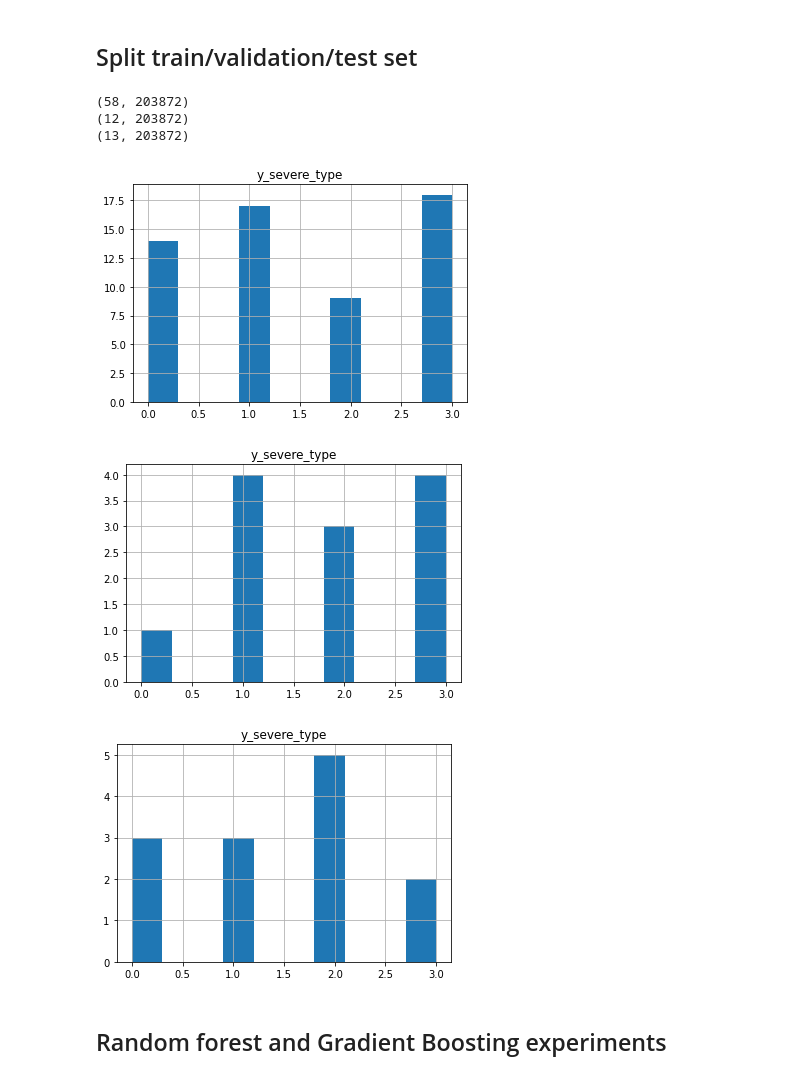
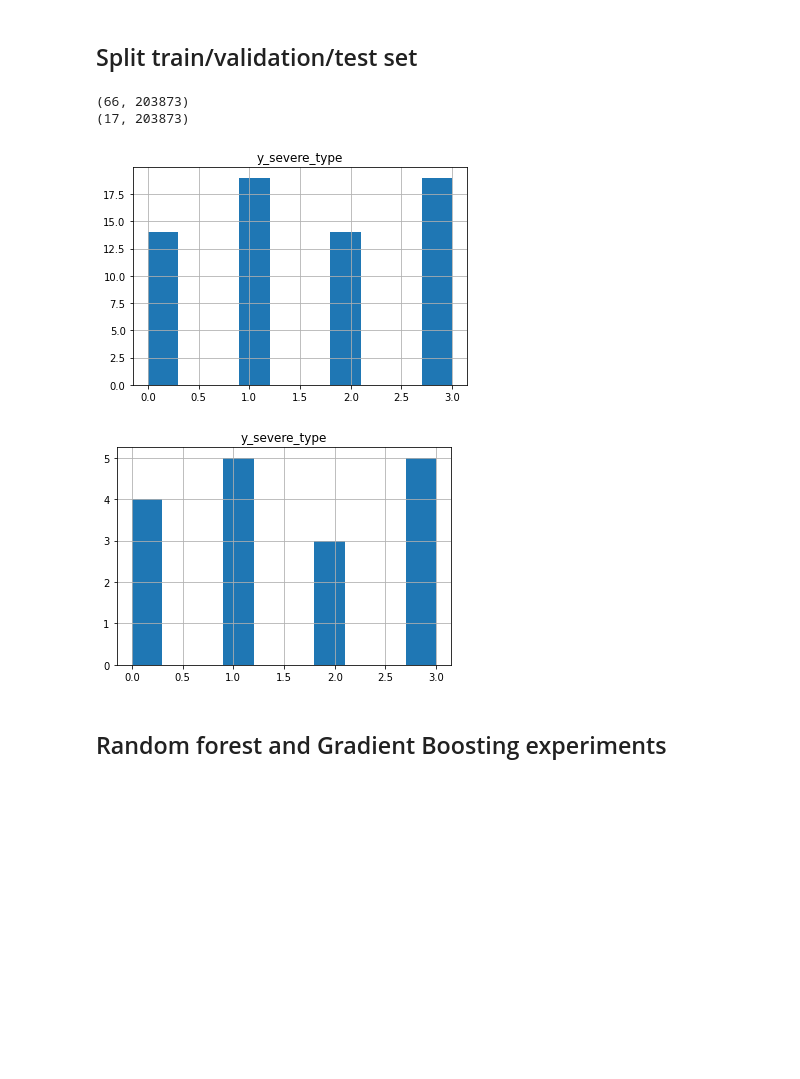
Before and after one commit to rahup97/covid19-severity-classifier, a Jupyter notebook: covid19_classify/tree_based/covid19_sera_rf_experiment.ipynb, the cells around one changed output. Cells and saved outputs as stored; diff of their text form; code cells hidden in the pictures; blank space fills up the shorter version.

```diff
--- a/covid19_classify/tree_based/covid19_sera_rf_experiment.ipynb
+++ b/covid19_classify/tree_based/covid19_sera_rf_experiment.ipynb
@@ -7,3 +5,5 @@ import matplotlib.pyplot as plt
+# %%
+dataset_dir = "/content/drive/MyDrive/ucsd/2022/spring/cse291/COVID19 Sera Data/"
 # %%
 dataset_df = pd.read_csv(dataset_dir + "covid19_sera_merged.csv")
 dataset_df.head()
@@ -27,20 +27,21 @@ val_df, test_df = train_test_split(test_df, test_size=0.5, random_state=54321)
+# %%
+train_df = dataset_df.loc[dataset_df["is_train"] == 1, :]
+test_df = dataset_df.loc[dataset_df["is_train"] == 0, :]
 # %%
 print(train_df.shape)
-print(val_df.shape)
+# print(val_df.shape)
 print(test_df.shape)
 # %% [output]
-(58, 203872)
-(12, 203872)
-(13, 203872)
+(66, 203873)
+(17, 203873)
 # %%
 train_df[["y_severe_type"]].hist()
-val_df[["y_severe_type"]].hist()
+# val_df[["y_severe_type"]].hist()
 test_df[["y_severe_type"]].hist()
 plt.show()
 # %% [output]
-[figure, old version]
+[figure, new version]
-[figure, old version]
+[figure, new version]
-[figure, removed]
 # %% [markdown]
 ## Random forest and Gradient Boosting experiments
 # %%
```
Also changed, not shown: parts of 16 cells of this notebook, 1 other file.
